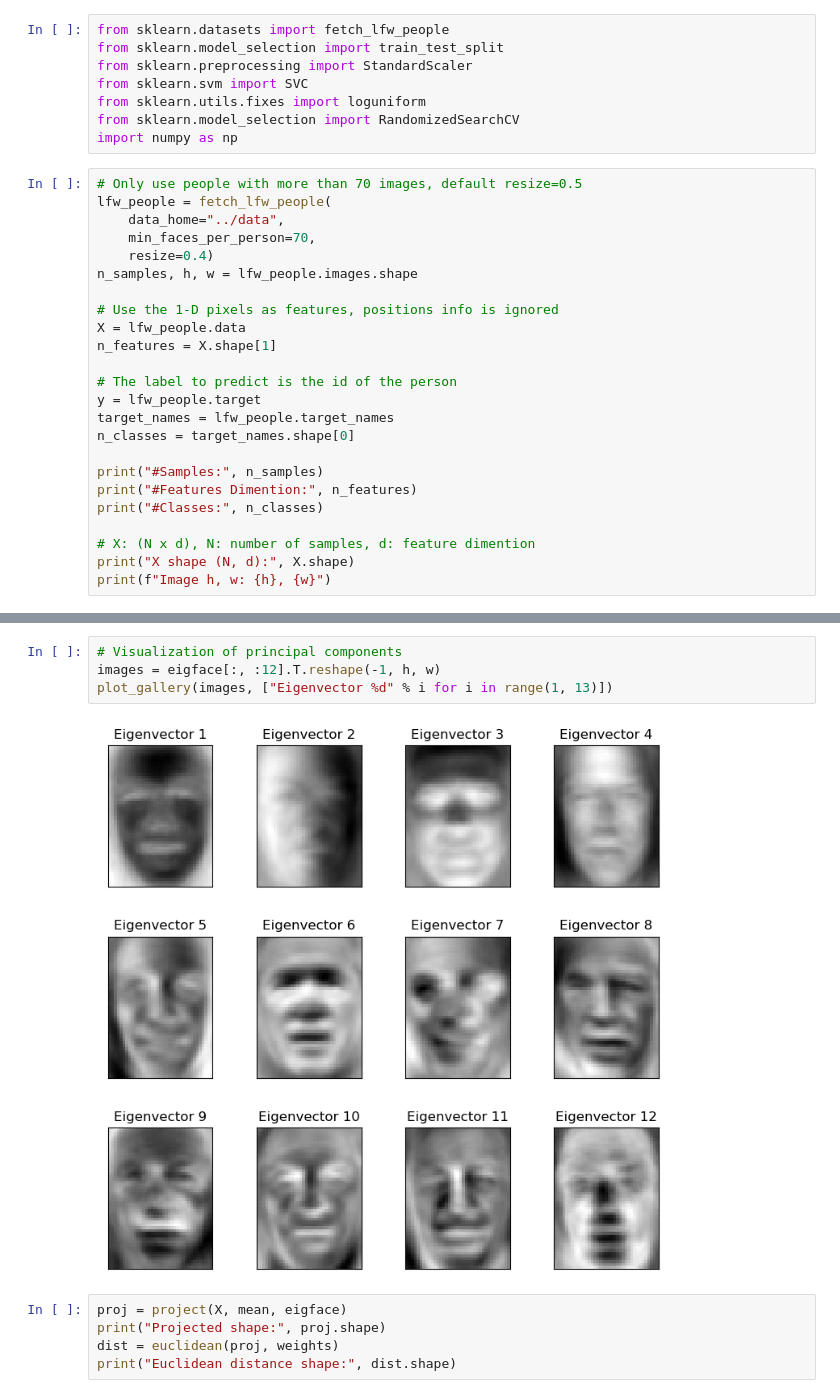
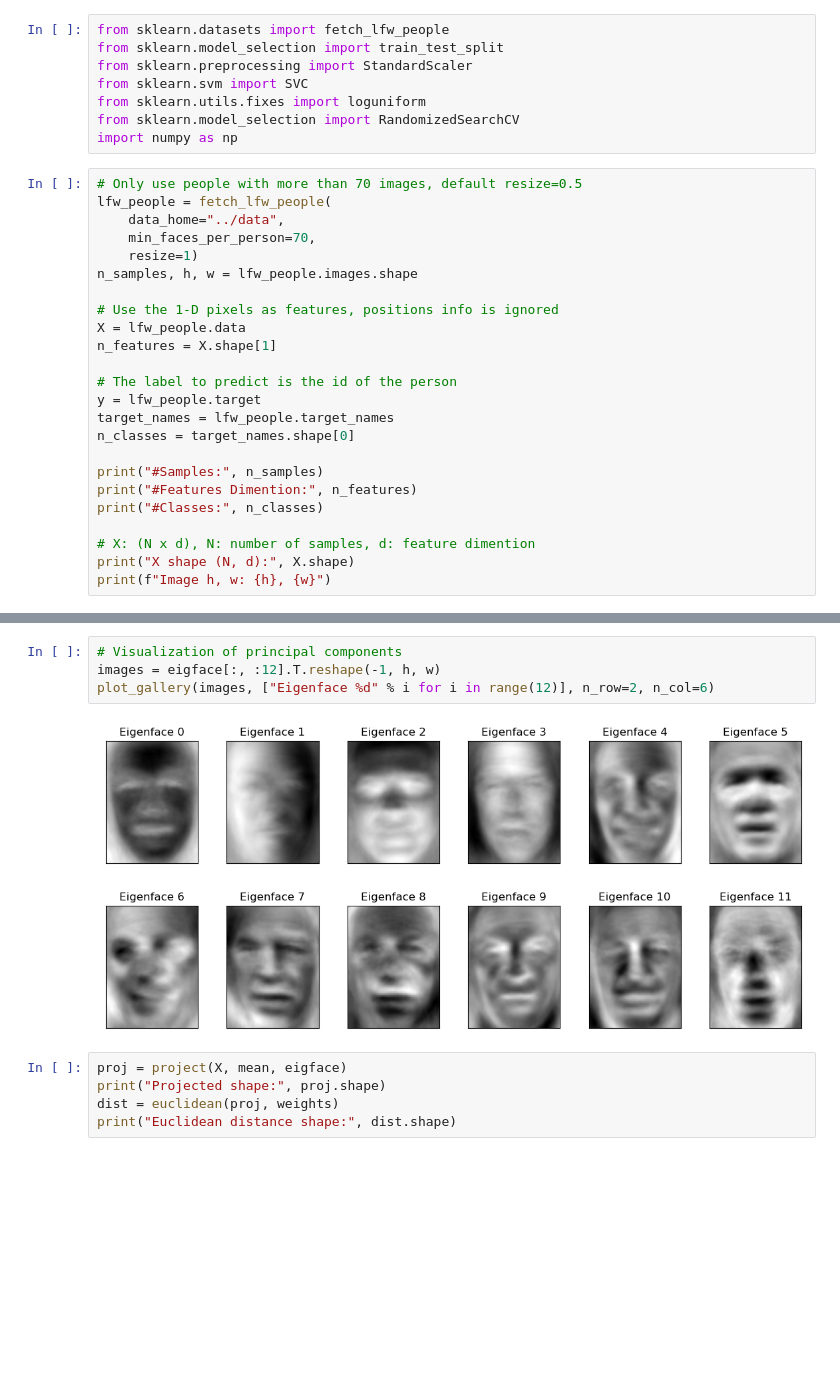
Before and after one commit to HeroLink/comp7404c-eigenfaces, a Jupyter notebook: jupyter/eigenfaces.ipynb, the cells around one changed output, grey strips where cells are left out. Cells and saved outputs as stored; diff of their text form; blank space fills up the shorter version.

Commit message:
Change resize to 1

```diff
--- a/jupyter/eigenfaces.ipynb
+++ b/jupyter/eigenfaces.ipynb
@@ -45,7 +45,7 @@ import numpy as np
 lfw_people = fetch_lfw_people(
     data_home="../data",
     min_faces_per_person=70,
-    resize=0.4)
+    resize=1)
 n_samples, h, w = lfw_people.images.shape
 
 # Use the 1-D pixels as features, positions info is ignored
@@ -121,9 +120,9 @@ Weights shape: (1288, 150)
 # %%
 # Visualization of principal components
 images = eigface[:, :12].T.reshape(-1, h, w)
-plot_gallery(images, ["Eigenvector %d" % i for i in range(1, 13)])
+plot_gallery(images, ["Eigenface %d" % i for i in range(12)], n_row=2, n_col=6)
 # %% [output]
-[figure, old version]
+[figure, new version]
 # %%
 proj = project(X, mean, eigface)
 print("Projected shape:", proj.shape)
```
Also changed, not shown: parts of 18 cells of this notebook, 1 other file.
